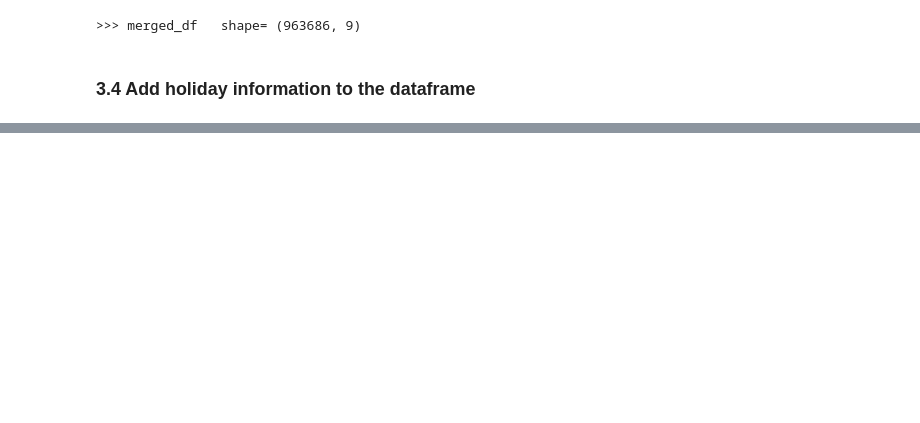
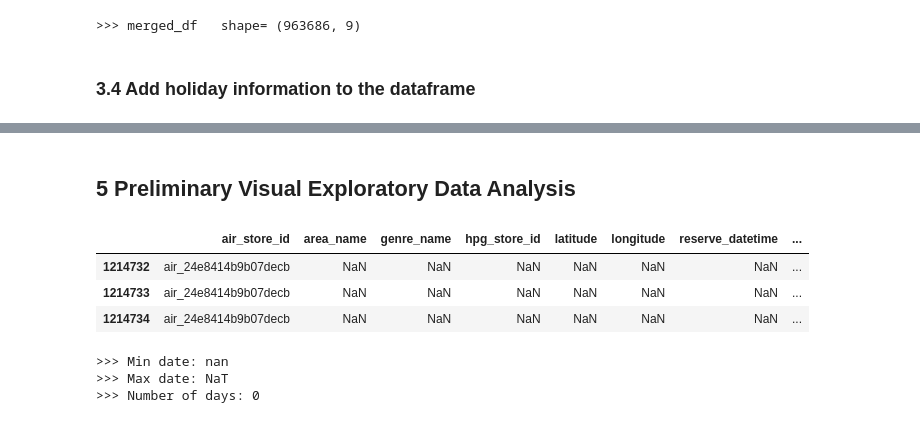
Before and after one commit to karlphillip/DataScience, a Jupyter notebook: Project1/1_data_wrangling.ipynb, the cells around one changed output, grey strips where cells are left out. Drawn from its saved outputs; the diff is of its cells as text; code cells hidden in the pictures; blank space fills up the shorter version.

```diff
--- a/Project1/1_data_wrangling.ipynb
+++ b/Project1/1_data_wrangling.ipynb
@@ -381,3 +617,26 @@ print(">>> Number of days:", len(merged_df['visit_datetime'].dt.normalize().valu
+# %% [markdown]
+## 5 Preliminary Visual Exploratory Data Analysis
+# %%
+# debug: cut the size of the dataframe for 10 rows
+#merged_df = merged_df.head(10)
+
+display(merged_df.head(3))
+
+# convert visit_datetime strings to proper datetime objects
+#merged_df['visit_date'] = pd.to_datetime(merged_df['visit_datetime'])
+print(">>> Min date:", merged_df.visit_datetime.min())
+print(">>> Max date:", merged_df.visit_datetime.max())
+
+# compute the number of unique days:
+print(">>> Number of days:", len(merged_df['visit_datetime'].dt.normalize().value_counts().index))
+# %% [output]
+|  | air_store_id | area_name | genre_name | hpg_store_id | latitude | longitude | reserve_datetime | ... |
+| 1214732 | air_24e8414b9b07decb | NaN | NaN | NaN | NaN | NaN | NaN | ... |
+| 1214733 | air_24e8414b9b07decb | NaN | NaN | NaN | NaN | NaN | NaN | ... |
+| 1214734 | air_24e8414b9b07decb | NaN | NaN | NaN | NaN | NaN | NaN | ... |
+>>> Min date: nan
+>>> Max date: NaT
+>>> Number of days: 0
 # %%
 # set new index so resample works by date
 merged_df.set_index(merged_df["visit_datetime"], inplace=True)
```
Also changed, not shown: parts of 63 cells of this notebook.
